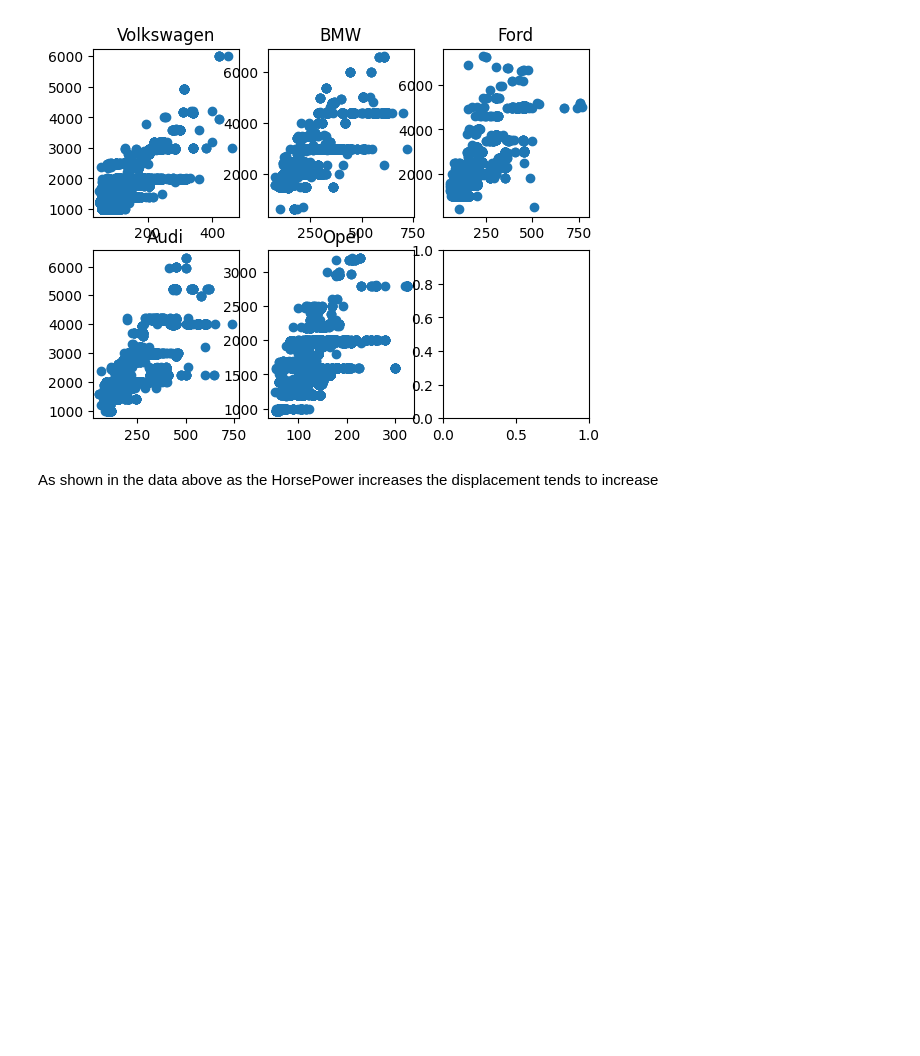
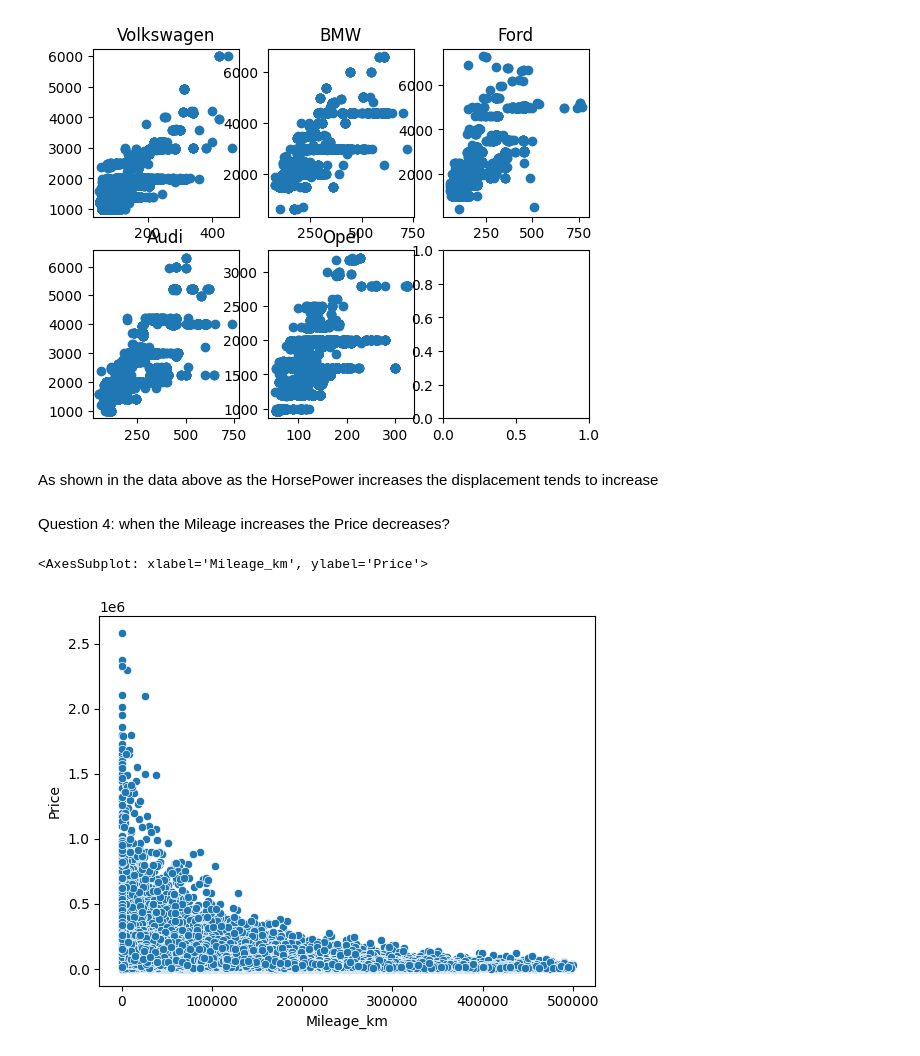
Before and after one commit to moeyad7/DEProject1, a Jupyter notebook: DEProject.ipynb, the cells around one changed output. Cells and saved outputs as stored; diff of their text form; code cells hidden in the pictures; blank space fills up the shorter version.

Commit message:
finsished visualisation all questions upto 6

```diff
--- a/DEProject.ipynb
+++ b/DEProject.ipynb
@@ -288,3 +288,10 @@ plt.show()
 [figure]
 # %% [markdown]
 As shown in the data above as the HorsePower increases the displacement tends to increase
+# %% [markdown]
+Question 4: when the Mileage increases the Price decreases?
+# %%
+sns.scatterplot(x='Mileage_km',y= 'Price',data = df)
+# %% [output]
+<AxesSubplot: xlabel='Mileage_km', ylabel='Price'>
+[figure, added]
```
Also changed, not shown: parts of 9 cells of this notebook.
